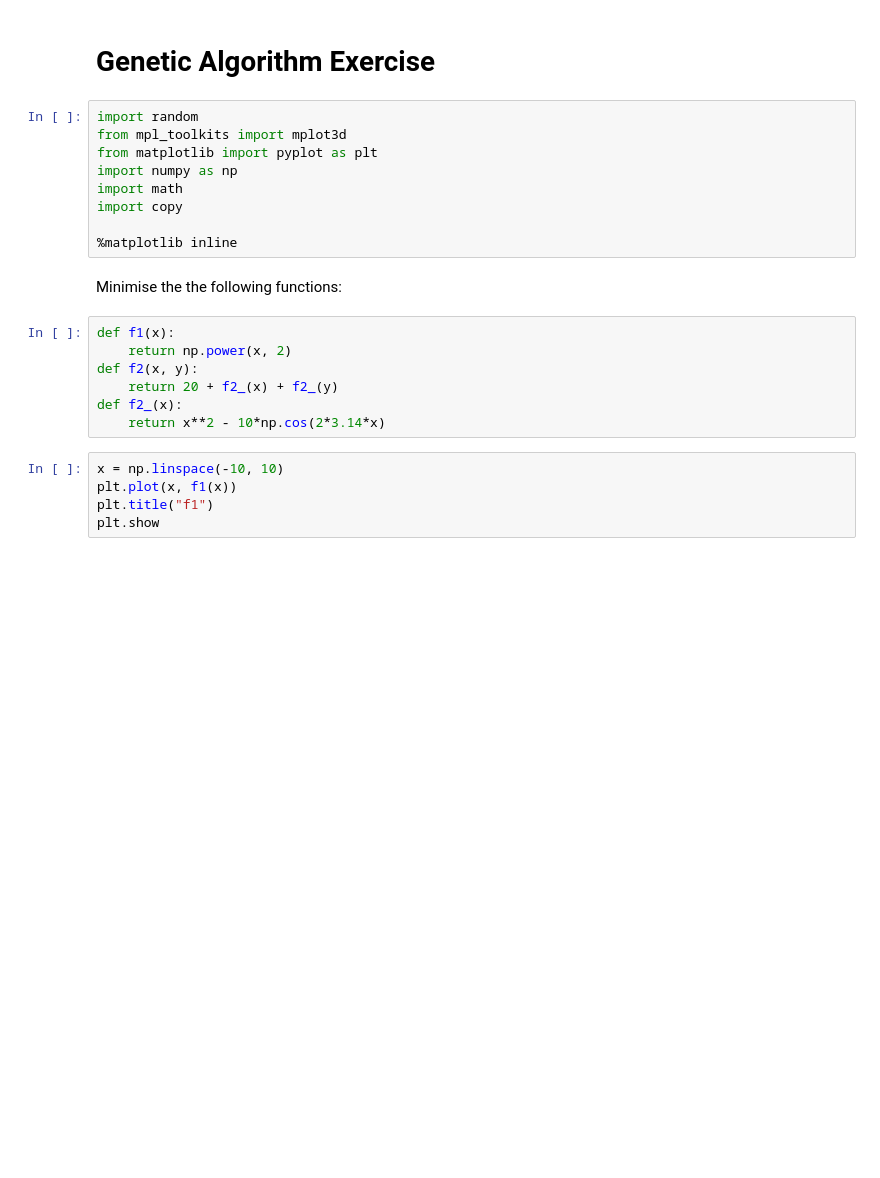
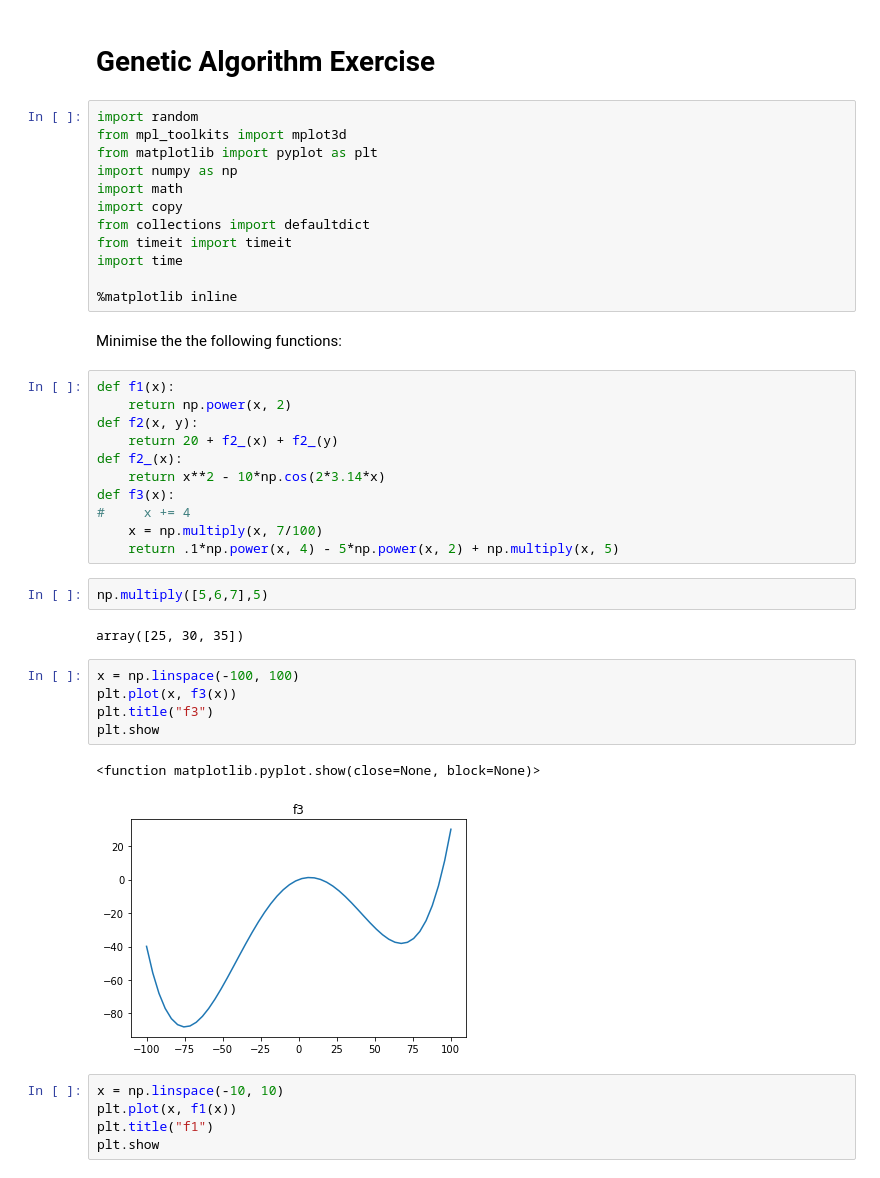
Before and after one commit to Spring2022IndependentStudy/WeeklyNotes, a Jupyter notebook: Unit_5/Genetic_example_SA.ipynb, the cells around one changed output. Saved outputs shown, nothing was run; the diff lists cells and outputs as text; blank space fills up the shorter version.

```diff
--- a/Unit_5/Genetic_example_SA.ipynb
+++ b/Unit_5/Genetic_example_SA.ipynb
@@ -7,6 +7,9 @@ from matplotlib import pyplot as plt
 import numpy as np
 import math
 import copy
+from collections import defaultdict
+from timeit import timeit
+import time
 
 %matplotlib inline
 # %% [markdown]
@@ -18,6 +21,22 @@ def f2(x, y):
     return 20 + f2_(x) + f2_(y)
 def f2_(x):
     return x**2 - 10*np.cos(2*3.14*x)
+def f3(x):
+#     x += 4
+    x = np.multiply(x, 7/100)
+    return .1*np.power(x, 4) - 5*np.power(x, 2) + np.multiply(x, 5)
+# %%
+np.multiply([5,6,7],5)
+# %% [output]
+array([25, 30, 35])
+# %%
+x = np.linspace(-100, 100)
+plt.plot(x, f3(x))
+plt.title("f3")
+plt.show
+# %% [output]
+<function matplotlib.pyplot.show(close=None, block=None)>
+[figure, added]
 # %%
 x = np.linspace(-10, 10)
 plt.plot(x, f1(x))
```
Also changed, not shown: parts of 17 cells of this notebook.
